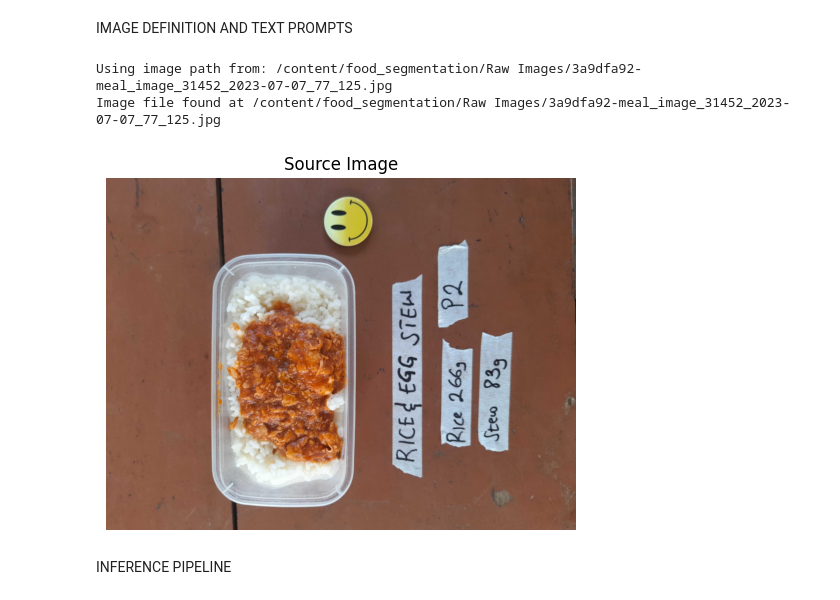
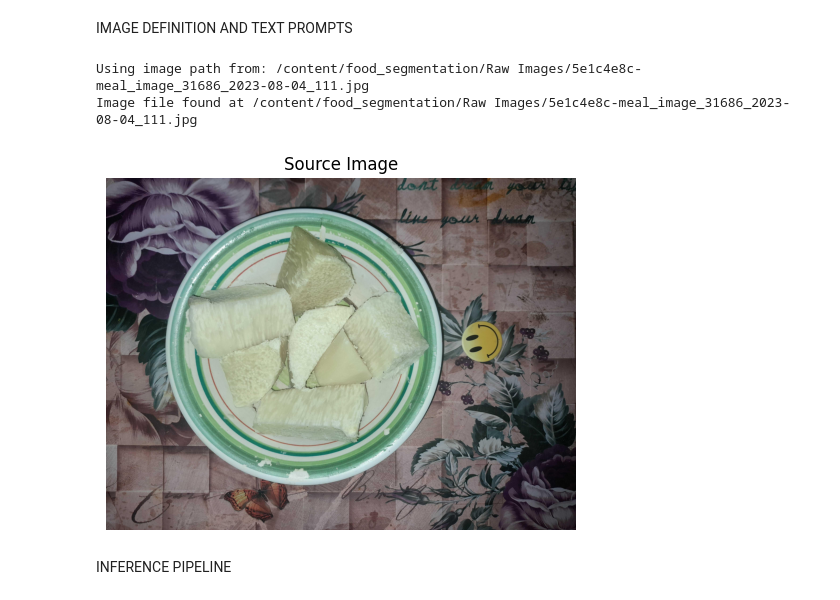
Before and after one commit to Bempong-Sylvester-Obese/Food-segmentation-with-pre-trained-model, a Jupyter notebook: Food_Segmentation.ipynb, the cells around one changed output. Cells and saved outputs as stored; diff of their text form; code cells hidden in the pictures.

Commit message:
Food segmentation tasks for multiple Ghanaian dishes

```diff
--- a/Food_Segmentation.ipynb
+++ b/Food_Segmentation.ipynb
@@ -135,7 +151,7 @@ import matplotlib.pyplot as plt
 import math
 
 # Image path
-IMAGE_NAME = "/content/food_segmentation/Raw Images/3a9dfa92-meal_image_31452_2023-07-07_77_125.jpg"
+IMAGE_NAME = "/content/food_segmentation/Raw Images/5e1c4e8c-meal_image_31686_2023-08-04_111.jpg"
 
 IMAGE_PATH = os.path.join(ABS_PROJECT_DIR, IMAGE_NAME)
 
@@ -145,38 +161,38 @@ print(f"Using image path from: {IMAGE_PATH}")
 # Check if the image file exists
 if not os.path.exists(IMAGE_PATH):
     print(f"Error: Image file not found at {IMAGE_PATH}")
 else:
     print(f"Image file found at {IMAGE_PATH}")
     # Text Prompt
-    CLASSES =["Rice and stew"]
-    PROMPT = "White Rice and Egg Stew"
+    CLASSES =["Yam"]
+    PROMPT = "A Sliced Yam"
 
     # Visualisation helper function
     def show_image(images, titles=None, cols=2):
         rows = math.ceil(len(images) / cols)
         fig, axes = plt.subplots(rows, cols, figsize=(cols * 5, rows * 5))
         axes = axes.flatten() if rows > 1 or cols > 1 else [axes]
 
         for i, img in enumerate(images):
             axes[i].imshow(cv2.cvtColor(img, cv2.COLOR_BGR2RGB))
             if titles and i < len(titles):
                 axes[i].set_title(titles[i])
             axes[i].axis('off')
 
         # Hide any unused subplots
         for j in range(i + 1, len(axes)):
             axes[j].axis('off')
 
         plt.tight_layout()
         plt.show()
 
 
     source_image = cv2.imread(IMAGE_PATH)
     show_image([source_image], titles=["Source Image"], cols=1)
 # %% [output]
-Using image path from: /content/food_segmentation/Raw Images/3a9dfa92-meal_image_31452_2023-07-07_77_125.jpg
-Image file found at /content/food_segmentation/Raw Images/3a9dfa92-meal_image_31452_2023-07-07_77_125.jpg
+Using image path from: /content/food_segmentation/Raw Images/5e1c4e8c-meal_image_31686_2023-08-04_111.jpg
+Image file found at /content/food_segmentation/Raw Images/5e1c4e8c-meal_image_31686_2023-08-04_111.jpg
-[figure, old version]
+[figure, new version]
 # %% [markdown]
 INFERENCE PIPELINE
 # %%
```
Also changed, not shown: parts of 4 cells of this notebook.
